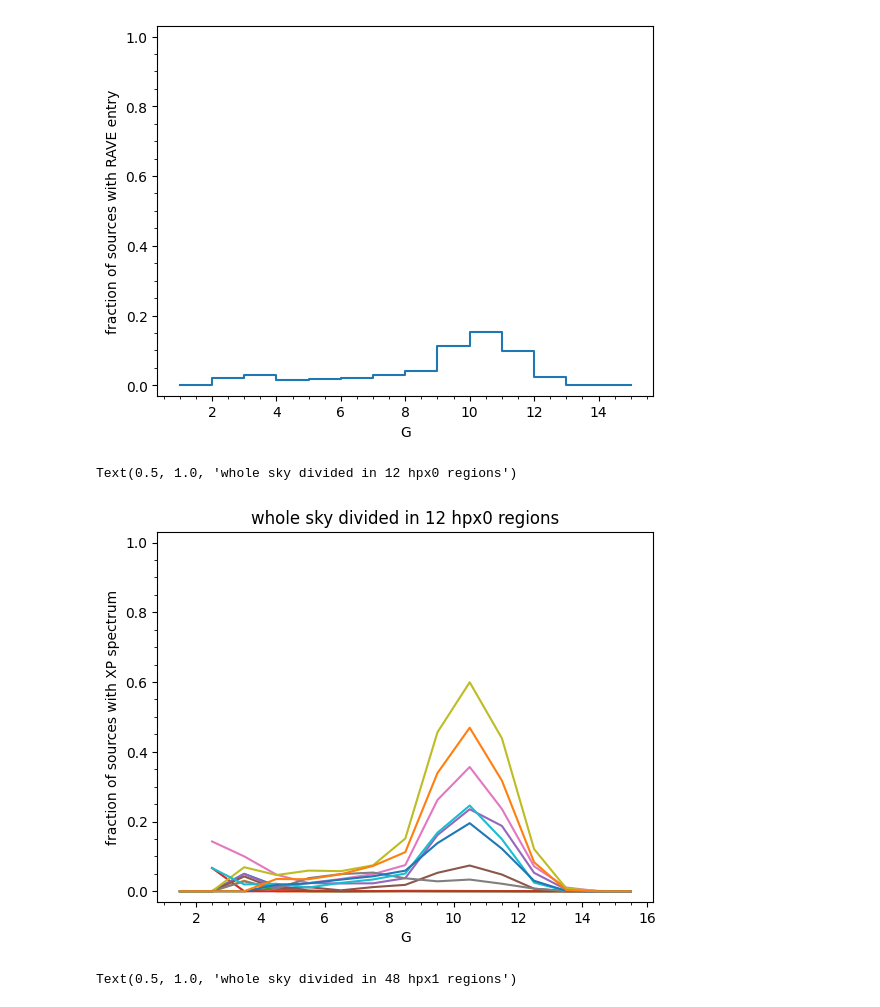
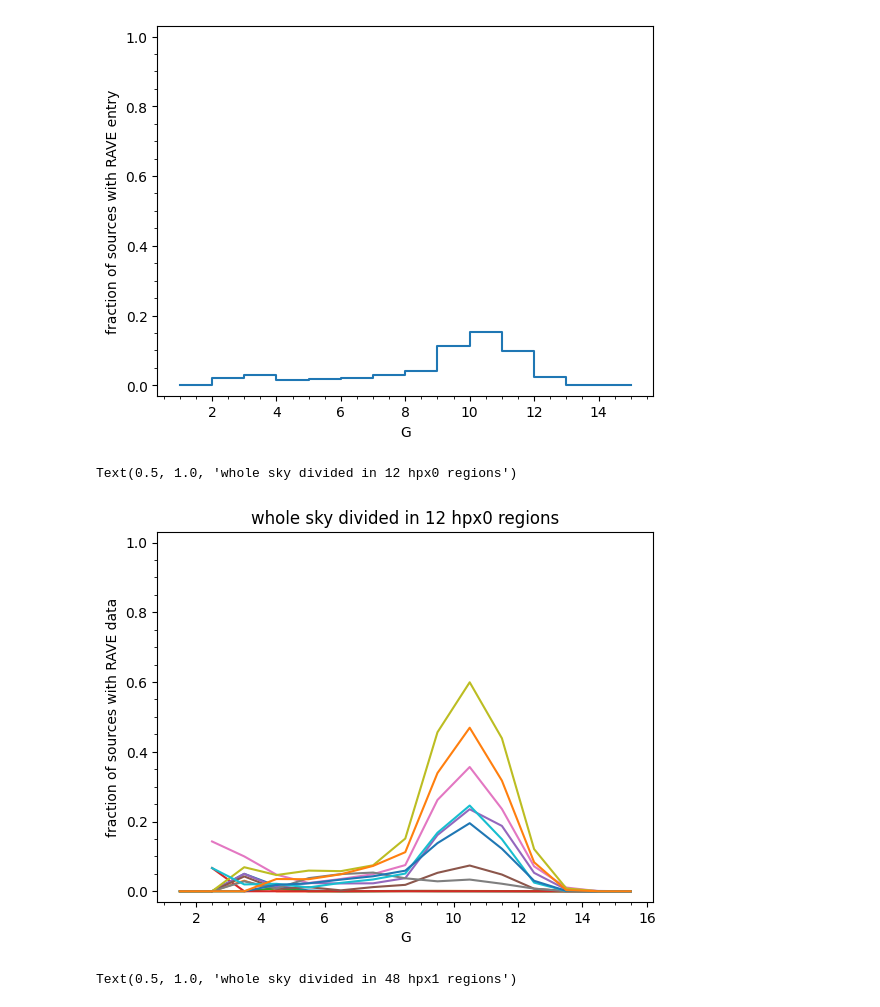
Before and after one commit to gaia-unlimited/gaiaunlimited, a Jupyter notebook: docs/notebooks/rave_ratios.ipynb, the cells around one changed output. Cells and saved outputs as stored; diff of their text form; code cells hidden in the pictures.

```diff
--- a/docs/notebooks/rave_ratios.ipynb
+++ b/docs/notebooks/rave_ratios.ipynb
@@ -95,20 +95,20 @@ plt.ylim(-0.03,1.03)
 # %%
 t_hpx0 = t.group_by(['magnitude','hpx0']).groups.aggregate(np.sum)
 
 
 for hpxNb in range(12):
     t_this_hpx = t_hpx0[ t_hpx0['hpx0']==hpxNb ]
     k_over_n = t_this_hpx['k'] / t_this_hpx['n']
     plt.plot( t_this_hpx['magnitude'] + 3 + 0.5 , k_over_n )
 
 plt.minorticks_on()
 plt.xlabel('G')
-plt.ylabel('fraction of sources with XP spectrum')
+plt.ylabel('fraction of sources with RAVE data')
 plt.ylim(-0.03,1.03)
 plt.title('whole sky divided in 12 hpx0 regions')
 # %% [output]
 Text(0.5, 1.0, 'whole sky divided in 12 hpx0 regions')
-[figure, old version]
+[figure, new version]
 # %%
 t_hpx1 = t.group_by(['magnitude','hpx1']).groups.aggregate(np.sum)
 
```
